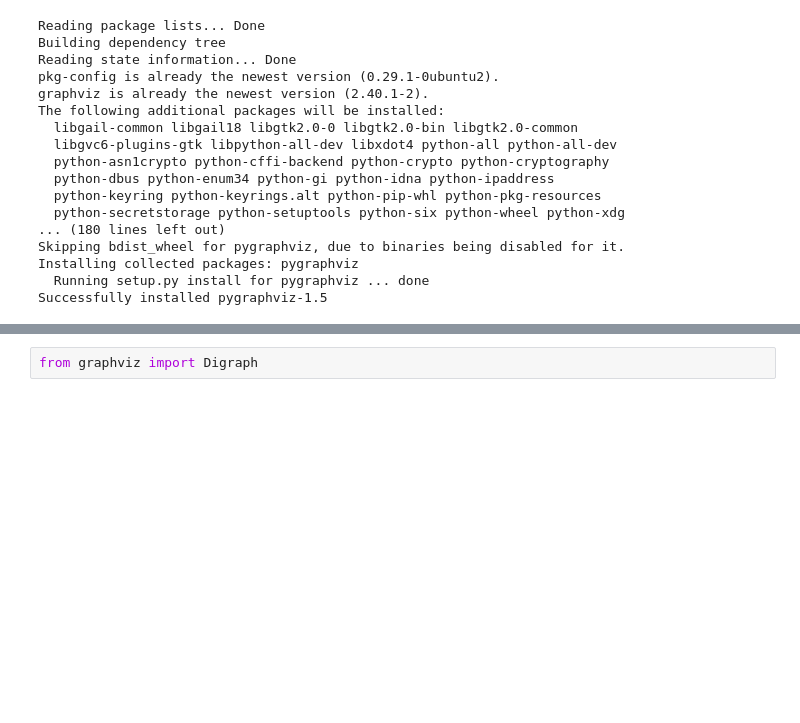
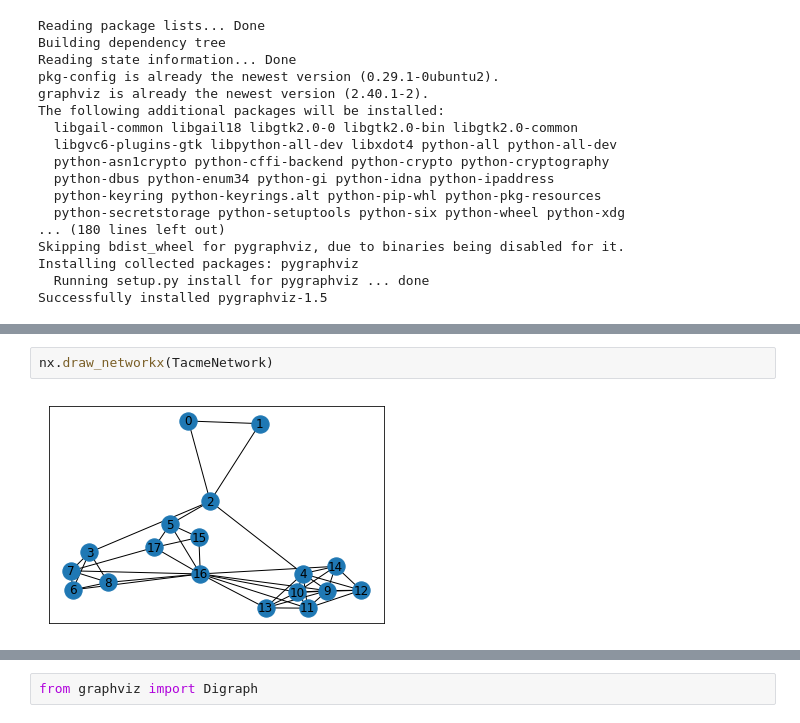
Before and after one commit to carloscarvajal1cc/Data_Vis, a Jupyter notebook: DVA3.ipynb, the cells around one changed output, grey strips where cells are left out. Cells and saved outputs as stored; diff of their text form; blank space fills up the shorter version.

```diff
--- a/DVA3.ipynb
+++ b/DVA3.ipynb
@@ -96,3 +96,7 @@ TacmeNetwork.add_edge('16','11', weight = 2)
 TacmeNetwork.add_edge('16','13', weight = 2)
 TacmeNetwork.add_edge('16','14', weight = 2)
 TacmeNetwork.add_edge('16','10', weight = 2)
+# %%
+nx.draw_networkx(TacmeNetwork)
+# %% [output]
+[figure, added]
```
Also changed, not shown: parts of 31 cells of this notebook.
